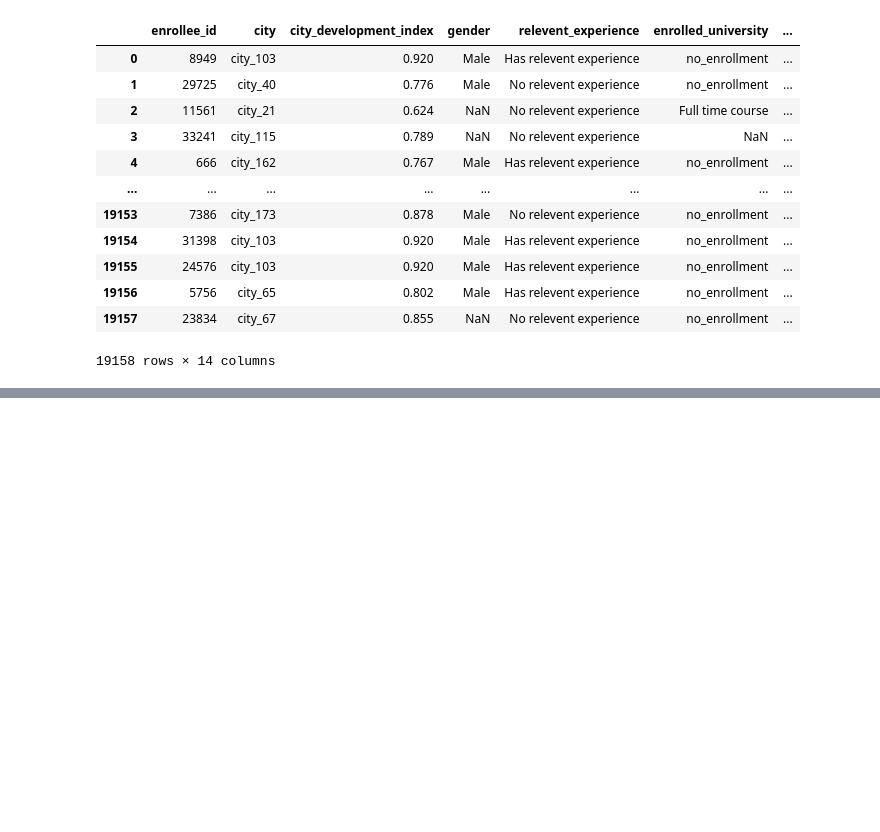
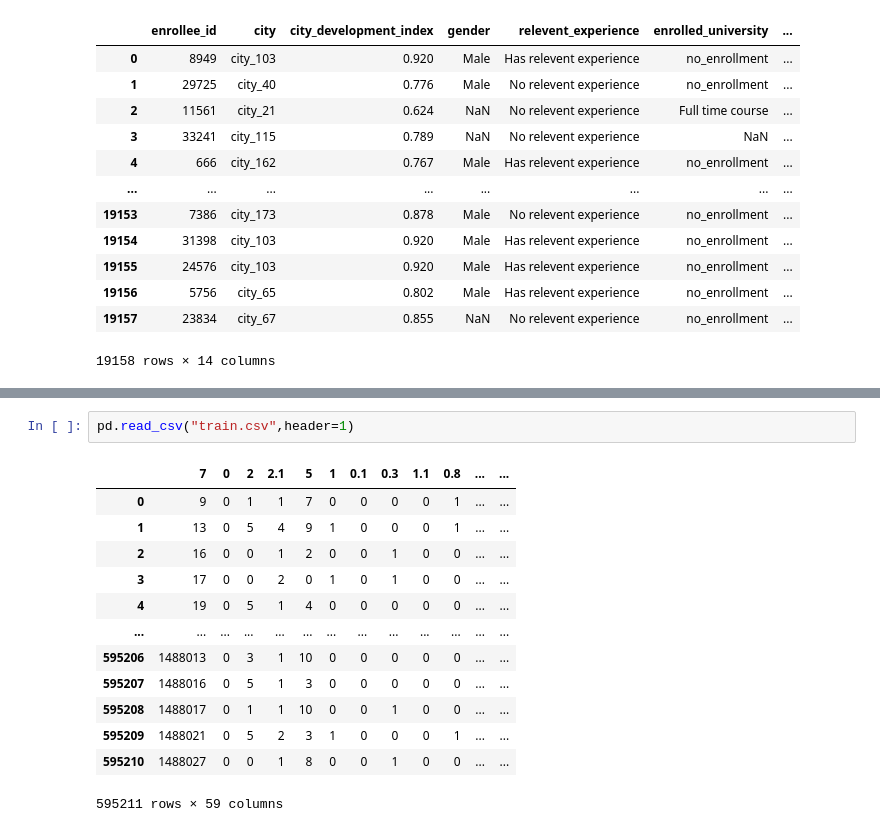
Before and after one commit to Ravi43chaurasiya/AI-ML, a Jupyter notebook: Untitled.ipynb, the cells around one changed output, grey strips where cells are left out. Drawn from its saved outputs; the diff is of its cells as text; blank space fills up the shorter version.

```diff
--- a/Untitled.ipynb
+++ b/Untitled.ipynb
@@ -101,0 +189,16 @@ pd.read_csv("aug_train.csv")
+# %%
+pd.read_csv("train.csv",header=1)
+# %% [output]
+|  | 7 | 0 | 2 | 2.1 | 5 | 1 | 0.1 | 0.3 | 1.1 | 0.8 | ... | ... |
+| 0 | 9 | 0 | 1 | 1 | 7 | 0 | 0 | 0 | 0 | 1 | ... | ... |
+| 1 | 13 | 0 | 5 | 4 | 9 | 1 | 0 | 0 | 0 | 1 | ... | ... |
+| 2 | 16 | 0 | 0 | 1 | 2 | 0 | 0 | 1 | 0 | 0 | ... | ... |
+| 3 | 17 | 0 | 0 | 2 | 0 | 1 | 0 | 1 | 0 | 0 | ... | ... |
+| 4 | 19 | 0 | 5 | 1 | 4 | 0 | 0 | 0 | 0 | 0 | ... | ... |
+| ... | ... | ... | ... | ... | ... | ... | ... | ... | ... | ... | ... | ... |
+| 595206 | 1488013 | 0 | 3 | 1 | 10 | 0 | 0 | 0 | 0 | 0 | ... | ... |
+| 595207 | 1488016 | 0 | 5 | 1 | 3 | 0 | 0 | 0 | 0 | 0 | ... | ... |
+| 595208 | 1488017 | 0 | 1 | 1 | 10 | 0 | 0 | 1 | 0 | 0 | ... | ... |
+| 595209 | 1488021 | 0 | 5 | 2 | 3 | 1 | 0 | 0 | 0 | 1 | ... | ... |
+| 595210 | 1488027 | 0 | 0 | 1 | 8 | 0 | 0 | 1 | 0 | 0 | ... | ... |
+595211 rows × 59 columns
```
Also changed, not shown: parts of 84 cells of this notebook.
